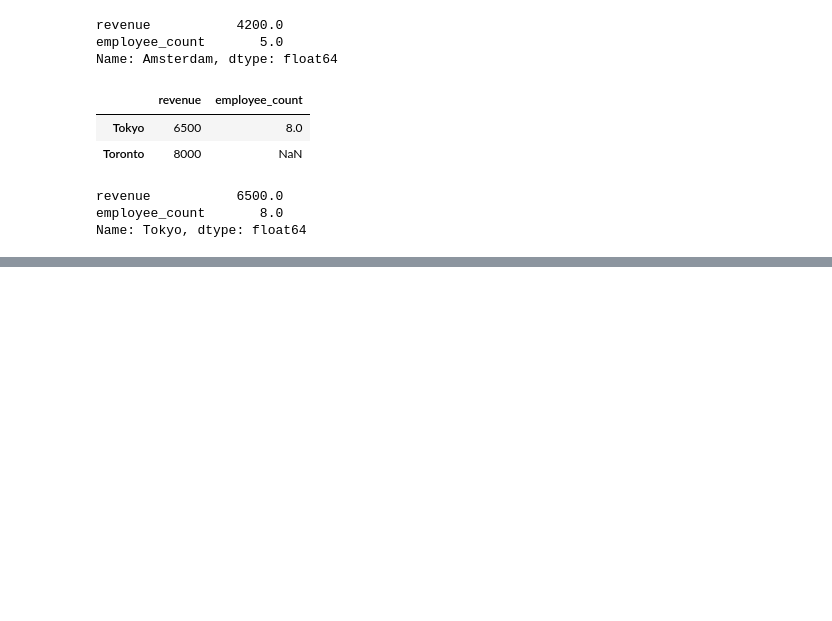
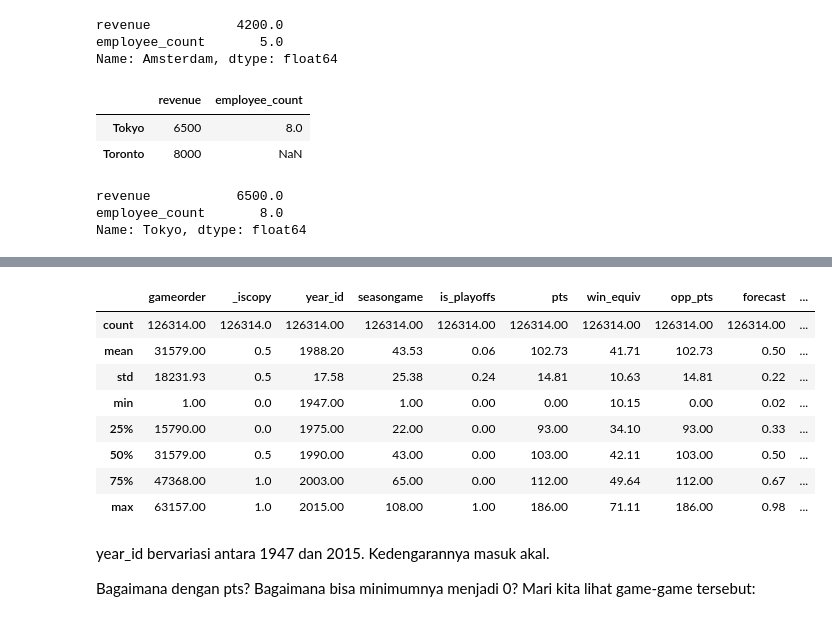
Before and after one commit to DharmayudaFebrianto/Hacktiv8_Batch5, a Jupyter notebook: Basic Python/Week5_Pandas.ipynb, the cells around one changed output, grey strips where cells are left out. Drawn from its saved outputs; the diff is of its cells as text; code cells hidden in the pictures; blank space fills up the shorter version.

```diff
--- a/Basic Python/Week5_Pandas.ipynb
+++ b/Basic Python/Week5_Pandas.ipynb
@@ -560,0 +926,3 @@ Name: Tokyo, dtype: float64
+# %%
+elo_columns = ["elo_i", "elo_n", "opp_elo_i", "opp_elo_n"]
+elo_columns
@@ -560,0 +931,2 @@ Name: Tokyo, dtype: float64
+# %%
+nba.drop(elo_columns, inplace=True, axis=1)
@@ -560,0 +966,2 @@ Name: Tokyo, dtype: float64
+# %%
+nba["date_game"] = pd.to_datetime(nba["date_game"])
@@ -560,0 +985,2 @@ Name: Tokyo, dtype: float64
+# %%
+nba["game_location"] = pd.Categorical(nba["game_location"])
@@ -560,0 +1068,16 @@ Name: Tokyo, dtype: float64
+# %%
+nba.describe()
+# %% [output]
+|  | gameorder | _iscopy | year_id | seasongame | is_playoffs | pts | win_equiv | opp_pts | forecast | ... |
+| count | 126314.00 | 126314.0 | 126314.00 | 126314.00 | 126314.00 | 126314.00 | 126314.00 | 126314.00 | 126314.00 | ... |
+| mean | 31579.00 | 0.5 | 1988.20 | 43.53 | 0.06 | 102.73 | 41.71 | 102.73 | 0.50 | ... |
+| std | 18231.93 | 0.5 | 17.58 | 25.38 | 0.24 | 14.81 | 10.63 | 14.81 | 0.22 | ... |
+| min | 1.00 | 0.0 | 1947.00 | 1.00 | 0.00 | 0.00 | 10.15 | 0.00 | 0.02 | ... |
+| 25% | 15790.00 | 0.0 | 1975.00 | 22.00 | 0.00 | 93.00 | 34.10 | 93.00 | 0.33 | ... |
+| 50% | 31579.00 | 0.5 | 1990.00 | 43.00 | 0.00 | 103.00 | 42.11 | 103.00 | 0.50 | ... |
+| 75% | 47368.00 | 1.0 | 2003.00 | 65.00 | 0.00 | 112.00 | 49.64 | 112.00 | 0.67 | ... |
+| max | 63157.00 | 1.0 | 2015.00 | 108.00 | 1.00 | 186.00 | 71.11 | 186.00 | 0.98 | ... |
+# %% [markdown]
+year_id bervariasi antara 1947 dan 2015. Kedengarannya masuk akal.
+
+Bagaimana dengan pts? Bagaimana bisa minimumnya menjadi 0? Mari kita lihat game-game tersebut:
```
Also changed, not shown: parts of 76 cells of this notebook, 1 other file.
